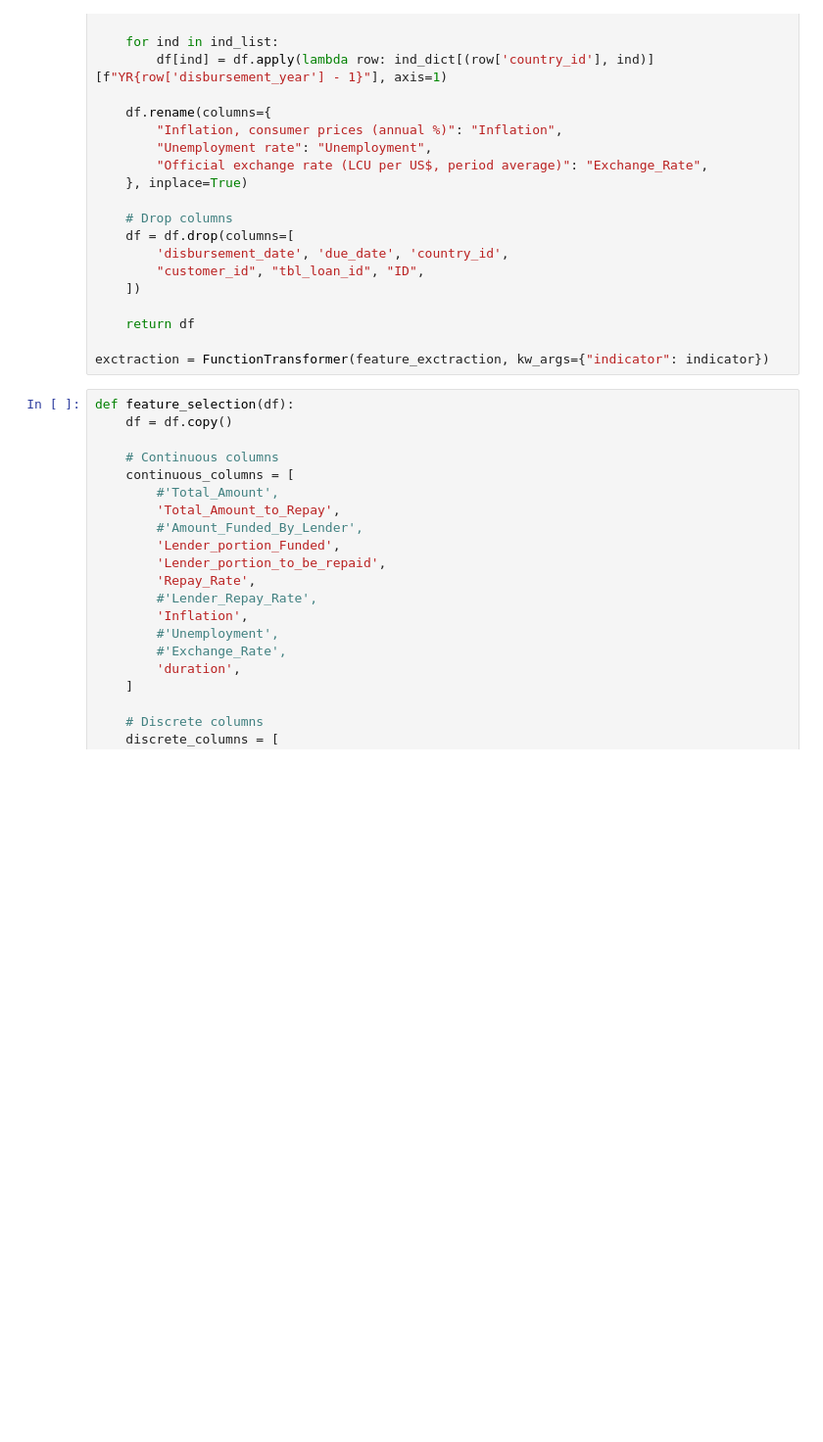
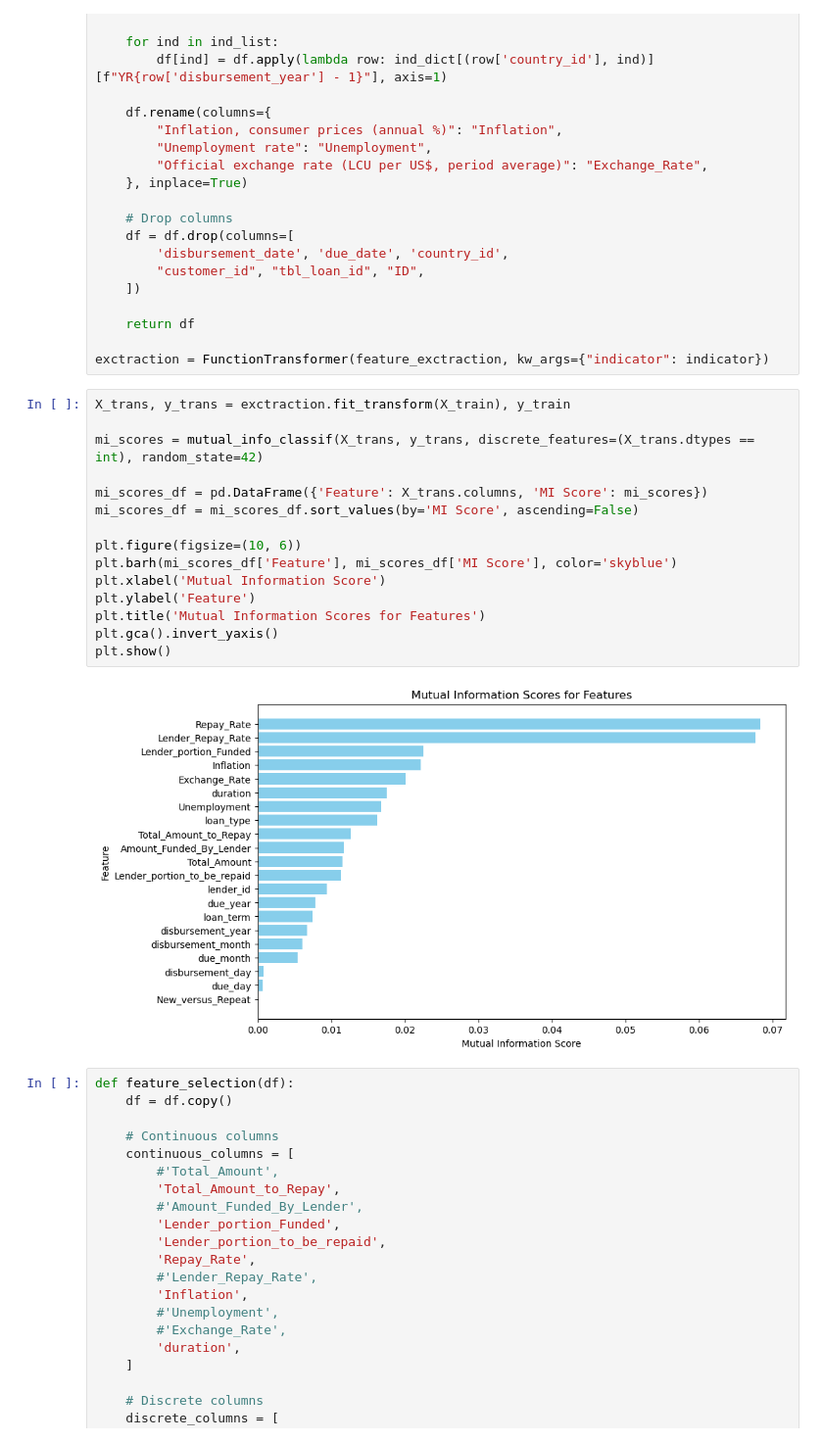
Before and after one commit to Toavina00/Zindi-credit-scoring, a Jupyter notebook: credit-scoring.ipynb, the cells around one changed output. Shown: that part at 98% size. Cells and saved outputs as stored; diff of their text form; blank space fills up the shorter version.

```diff
--- a/credit-scoring.ipynb
+++ b/credit-scoring.ipynb
@@ -85,6 +88,23 @@ def feature_exctraction(df, indicator):
     return df
 
 exctraction = FunctionTransformer(feature_exctraction, kw_args={"indicator": indicator})
+# %%
+X_trans, y_trans = exctraction.fit_transform(X_train), y_train
+
+mi_scores = mutual_info_classif(X_trans, y_trans, discrete_features=(X_trans.dtypes == int), random_state=42)
+
+mi_scores_df = pd.DataFrame({'Feature': X_trans.columns, 'MI Score': mi_scores})
+mi_scores_df = mi_scores_df.sort_values(by='MI Score', ascending=False)
+
+plt.figure(figsize=(10, 6))
+plt.barh(mi_scores_df['Feature'], mi_scores_df['MI Score'], color='skyblue')
+plt.xlabel('Mutual Information Score')
+plt.ylabel('Feature')
+plt.title('Mutual Information Scores for Features')
+plt.gca().invert_yaxis()
+plt.show()
+# %% [output]
+[figure, added]
 # %%
 def feature_selection(df):
     df = df.copy()
```
Also changed, not shown: parts of 31 cells of this notebook, 2 other files.
